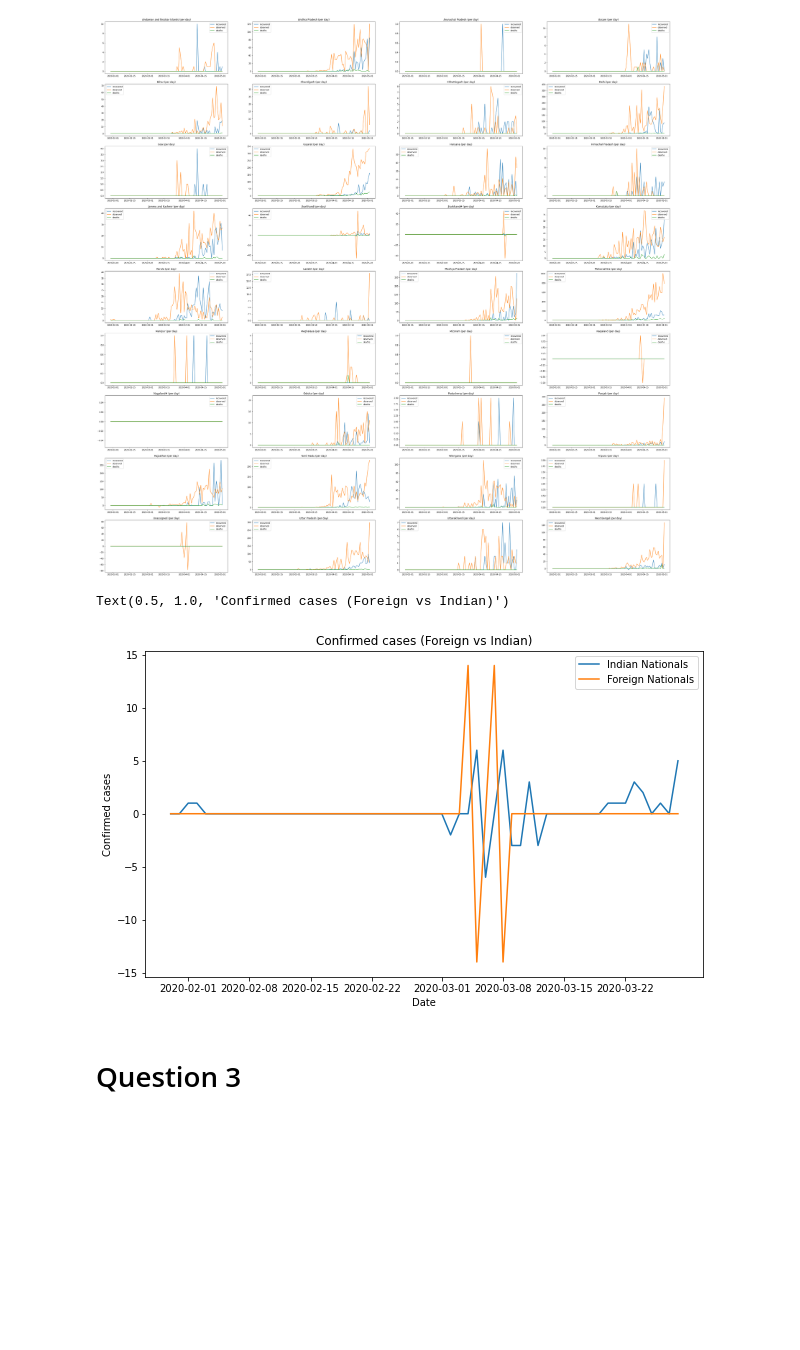
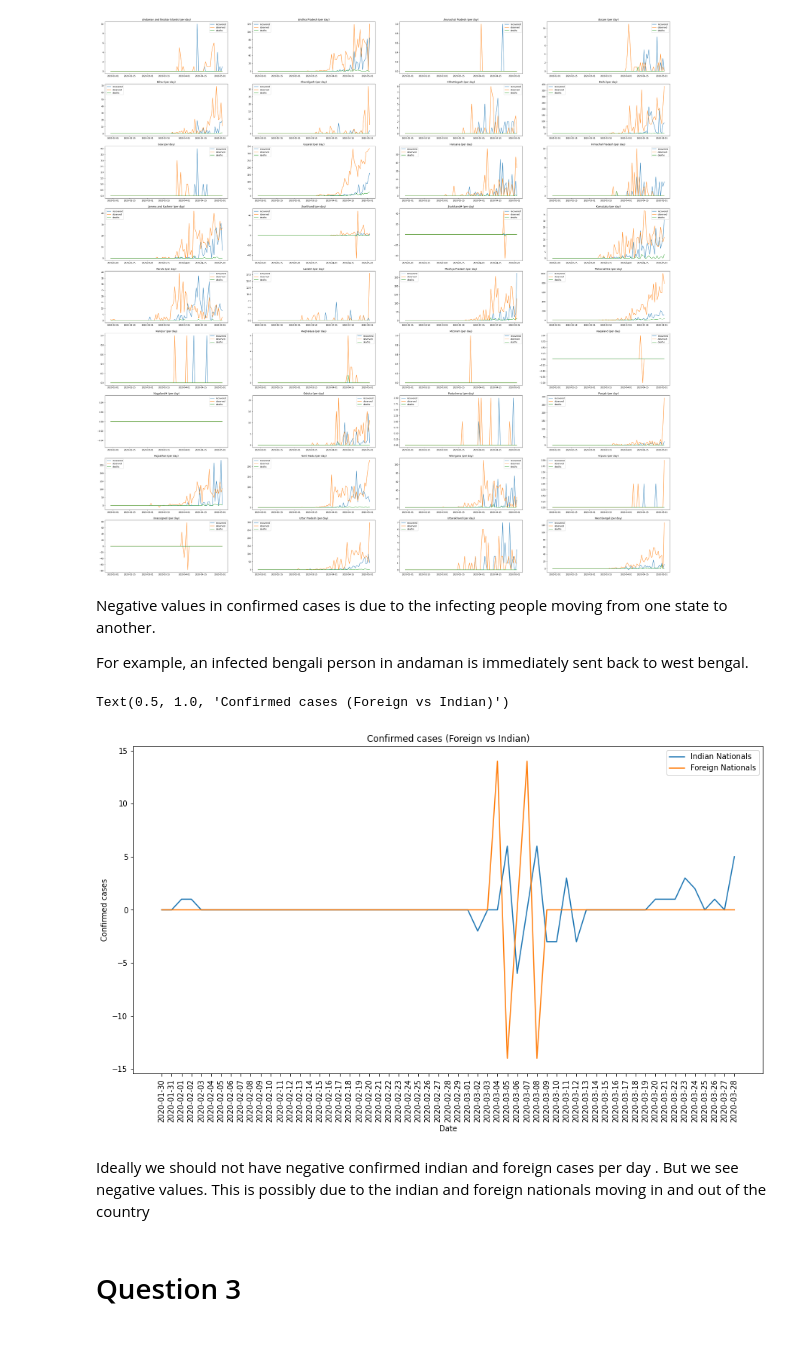
Before and after one commit to mew-two-github/CH5019_2020_GRP3, a Jupyter notebook: Question3/q3_latest.ipynb, the cells around one changed output. Cells and saved outputs as stored; diff of their text form; code cells hidden in the pictures; blank space fills up the shorter version.

```diff
--- a/Question3/q3_latest.ipynb
+++ b/Question3/q3_latest.ipynb
@@ -106,30 +107,37 @@ for state in df_obs1.columns:
 # For example, Andhra Pradesh has y-axis ranging  0-120 while Assam has y-axis ranging 0-10
 # %% [output]
 [figure]
+# %% [markdown]
+Negative values in confirmed cases is due to the infecting people moving from one state to another.
+
+For example, an infected bengali person in andaman is immediately sent back to west bengal.
 # %%
 df_cin=df.copy()
 df_cin=df_cin[df_cin['ConfirmedIndianNational']!='-']
 df_cin['ConfirmedIndianNational']=df_cin['ConfirmedIndianNational'].astype('float')
 df_cin['ConfirmedIndianNational']=df_cin['ConfirmedIndianNational'].diff()
 df_cin=df_cin.groupby('Date')['ConfirmedIndianNational'].sum()
 df_cfn=df.copy()
 df_cfn=df_cfn[df_cfn['ConfirmedForeignNational']!='-']
 df_cfn['ConfirmedForeignNational']=df_cfn['ConfirmedForeignNational'].astype('float')
 df_cfn['ConfirmedForeignNational']=df_cfn['ConfirmedForeignNational'].diff()
 df_cfn=df_cfn.groupby('Date')['ConfirmedForeignNational'].sum()
 cin=df_cin.values
 cfn=df_cfn.values
 dates=df_cin.index
-plt.figure(figsize=(10,6))
+plt.figure(figsize=(15,8))
 plt.xlabel('Date')
 plt.ylabel('Confirmed cases')
 plt.plot(dates,cin,label='Indian Nationals')
 plt.plot(dates,cfn,label='Foreign Nationals')
+plt.xticks(dates,rotation=90)
 plt.legend()
 plt.title('Confirmed cases (Foreign vs Indian)')
 # %% [output]
 Text(0.5, 1.0, 'Confirmed cases (Foreign vs Indian)')
-[figure, old version]
+[figure, new version]
+# %% [markdown]
+Ideally we should not have negative confirmed indian and foreign cases per day . But we see negative values. This is possibly due to the indian and foreign nationals moving in and out of the country
 # %% [markdown]
 <h1> Question 3 <h1>
 # %%
```
Also changed, not shown: parts of 15 cells of this notebook.
